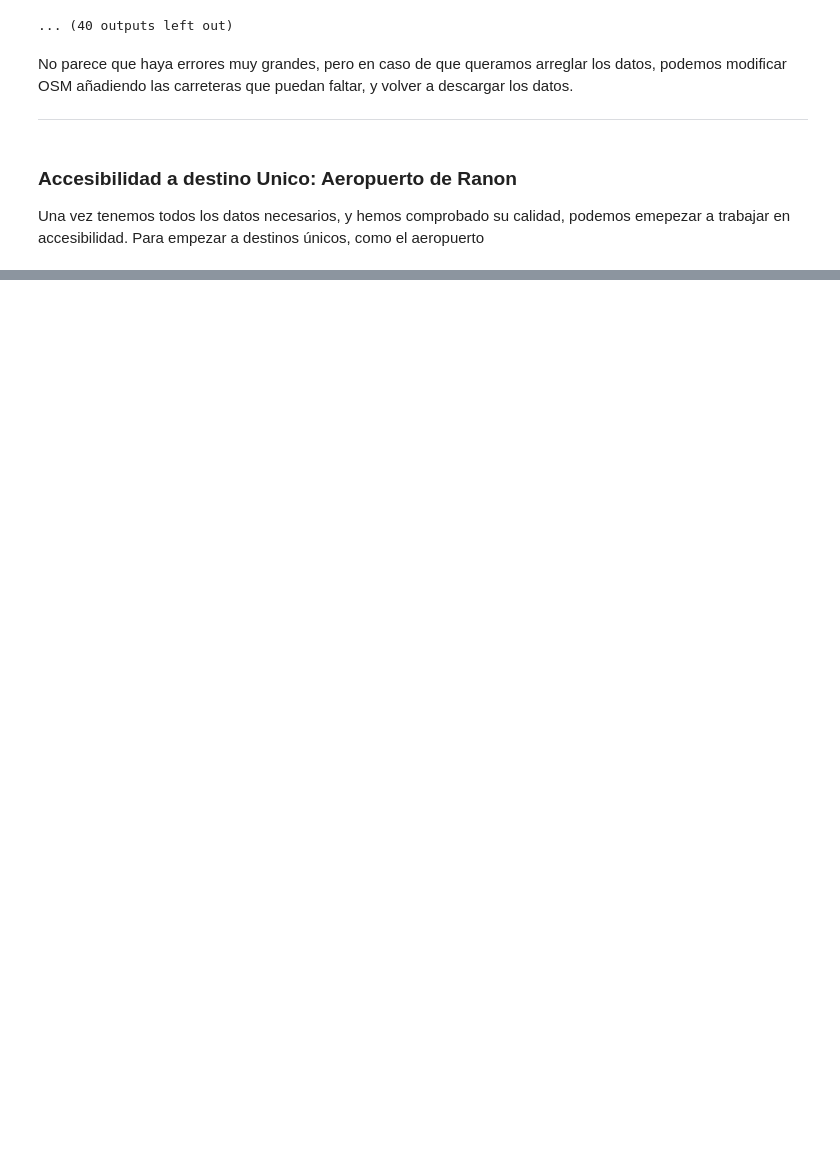
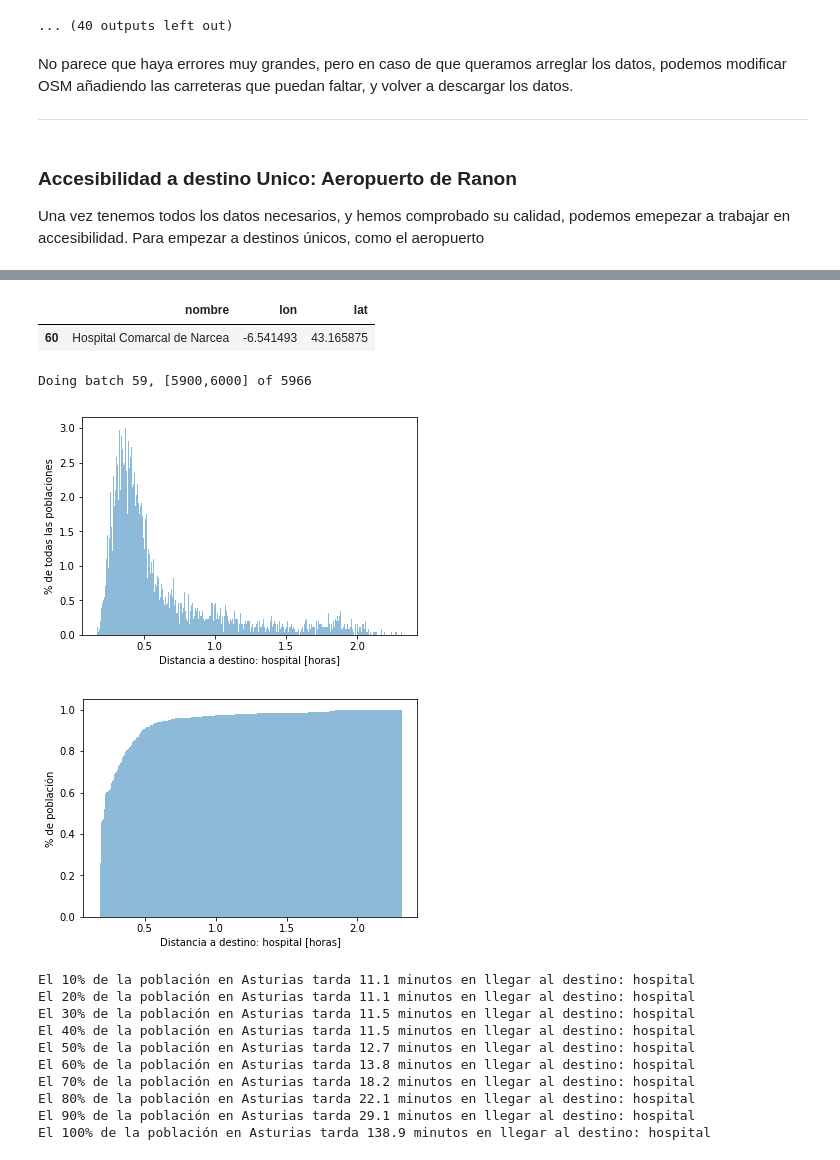
Before and after one commit to brunosan/Acesibilidad-rural-en-Asturias, a Jupyter notebook: Accesibilidad rural.ipynb, the cells around one changed output, grey strips where cells are left out. Cells and saved outputs as stored; diff of their text form; code cells hidden in the pictures; blank space fills up the shorter version.

```diff
--- a/Accesibilidad rural.ipynb
+++ b/Accesibilidad rural.ipynb
@@ -455,0 +561,4 @@ Tiene Sentido
+# %%
+for i in np.arange(10,101,10):
+    print("El %i%% de la población en Asturias tarda %2.1f minutos en llegar al destino: %s"%
+         (i,np.percentile(weight_array(lugares['t_'+origen_tipo].values*60, lugares['POBLACION'].values), i),origen_tipo))
@@ -455,0 +605,76 @@ Tiene Sentido
+# %%
+hospitales[hospitales['nombre']=='Hospital Comarcal de Narcea']
+# %% [output]
+|  | nombre | lon | lat |
+| 60 | Hospital Comarcal de Narcea | -6.541493 | 43.165875 |
+# %%
+hospitales=hospitales[hospitales['nombre']!='Hospital Comarcal de Narcea']
+# %%
+hospitales_loc=";".join([str(i[1])+','+str(i[0]) for i in hospitales[['lat','lon']].values])
+server=osrm_server+"/table/v1/driving/"
+comma="%2C"
+Sep="%3B"
+
+batch=100
+origen_tipo='hospital'
+lugares['t_'+origen_tipo]=-1
+lugares['m_'+origen_tipo]=-1
+
+for i in np.arange(lugares.shape[0]/batch):
+    print("Doing batch %i, [%i,%i] of %i"
+          %(i,batch*i,batch*(i+1),lugares.shape[0]),end="\r")
+    lugares_batch=lugares.iloc[int(batch*i):].head(n=batch)
+
+    destinos=";".join([str(i[1])+','+str(i[0]) for i in lugares_batch[['lat','lon']].values])
+    destinos_nombre=lugares_batch.index
+
+    trail=".json?destinations="+\
+    ';'.join([str(x) for x in np.arange(len(hospitales))])+\
+    "&sources="+\
+    ';'.join([str(x) for x in np.arange(len(hospitales),len(hospitales)+len(lugares_batch))])
+
+    fullurl= server+hospitales_loc+";"+destinos+trail
+
+    #print(fullurl)
+    response = requests.get(fullurl)
+    response.raise_for_status()
+    duraciones_matrix=json.loads(response.text)['durations']
+    duraciones=[]
+    hospital_min=[]
+    for origen in np.arange(np.shape(duraciones_matrix)[0]):
+        duraciones+=[min(duraciones_matrix[origen])]
+        hospital_min+=[np.argmin(duraciones_matrix[origen])]
+    for i in np.arange(len(duraciones)):
+        lugares.loc[[destinos_nombre[i]], ['t_'+origen_tipo]]=buffer+duraciones[i]/60./60.*overalpenalty
+        lugares.loc[[destinos_nombre[i]], ['m_'+origen_tipo]]=hospital_min[i]
+
+%matplotlib inline
+import matplotlib.pyplot as plt
+plt.figure()
+lugares['t_'+origen_tipo].plot.hist(alpha=0.5,bins=500,cumulative=False,density=True)
+plt.ylabel('% de todas las poblaciones')
+plt.xlabel('Distancia a destino: '+origen_tipo+' [horas]')
+plt.show()
+plt.figure()
+lugares['t_'+origen_tipo].plot.hist(alpha=0.5,bins=500,cumulative=True,density=True,weights=lugares['POBLACION'])
+plt.ylabel('% de población')
+plt.xlabel('Distancia a destino: '+origen_tipo+' [horas]')
+plt.show()
+
+for i in np.arange(10,101,10):
+    print("El %i%% de la población en Asturias tarda %2.1f minutos en llegar al destino: %s"%
+         (i,np.percentile(weight_array(lugares['t_'+origen_tipo].values*60, lugares['POBLACION'].values), i),origen_tipo))
+# %% [output]
+Doing batch 59, [5900,6000] of 5966
+[figure, added]
+[figure, added]
+El 10% de la población en Asturias tarda 11.1 minutos en llegar al destino: hospital
+El 20% de la población en Asturias tarda 11.1 minutos en llegar al destino: hospital
+El 30% de la población en Asturias tarda 11.5 minutos en llegar al destino: hospital
+El 40% de la población en Asturias tarda 11.5 minutos en llegar al destino: hospital
+El 50% de la población en Asturias tarda 12.7 minutos en llegar al destino: hospital
+El 60% de la población en Asturias tarda 13.8 minutos en llegar al destino: hospital
+El 70% de la población en Asturias tarda 18.2 minutos en llegar al destino: hospital
+El 80% de la población en Asturias tarda 22.1 minutos en llegar al destino: hospital
+El 90% de la población en Asturias tarda 29.1 minutos en llegar al destino: hospital
+El 100% de la población en Asturias tarda 138.9 minutos en llegar al destino: hospital
```
Also changed, not shown: parts of 23 cells of this notebook.
